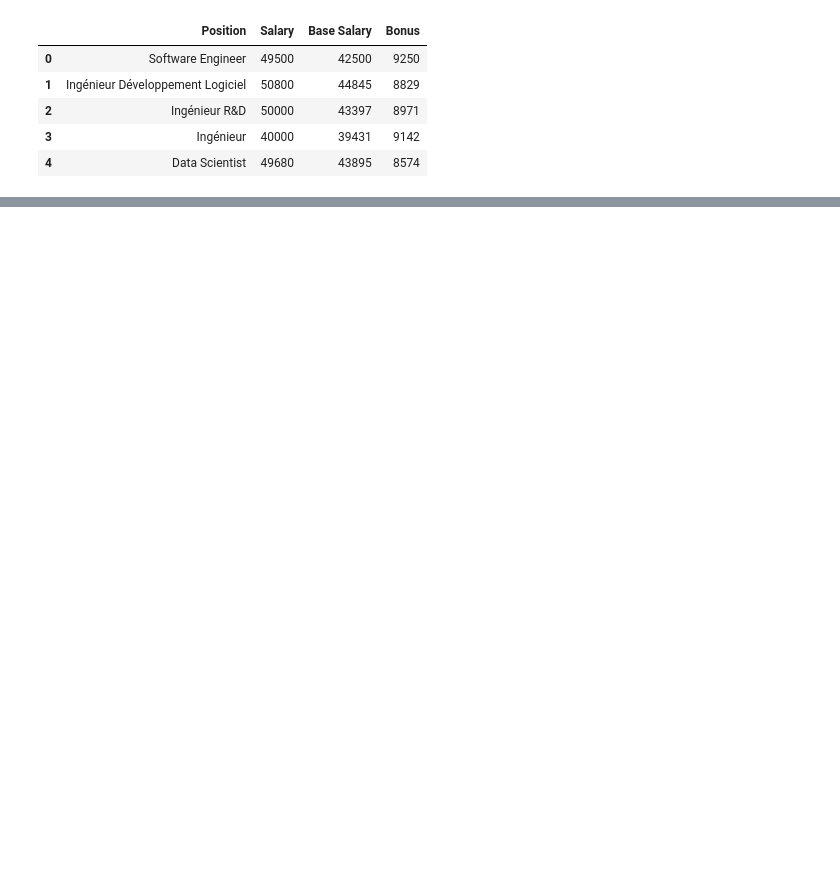
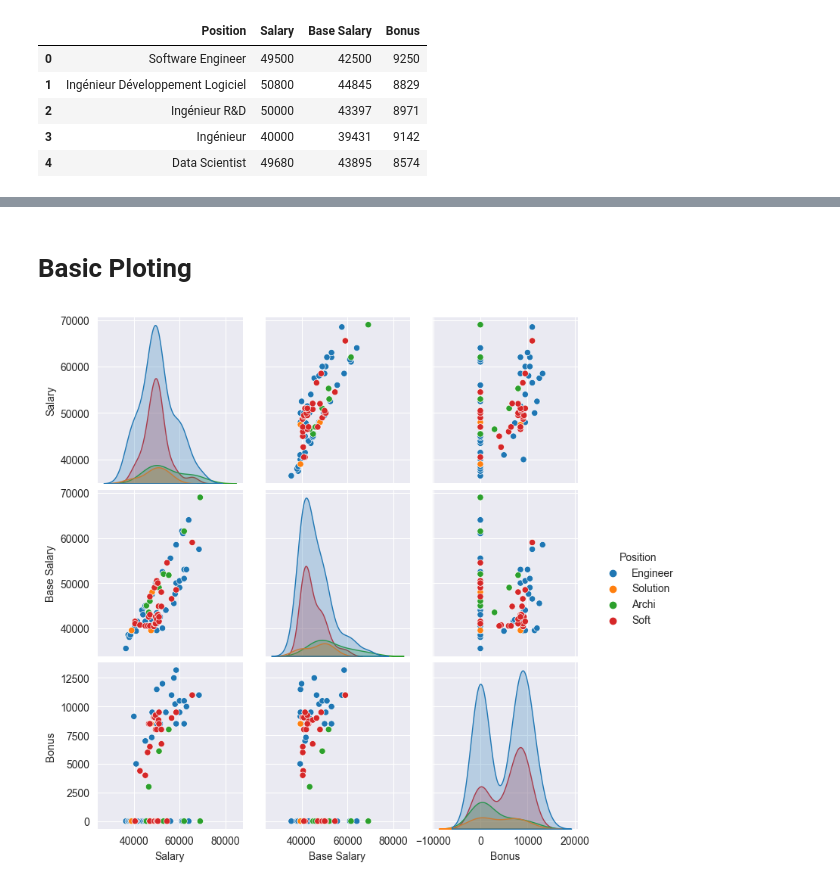
Before and after one commit to Jinkxt/ScrappingGlassdoor, a Jupyter notebook: 1- Cleanup.ipynb, the cells around one changed output, grey strips where cells are left out. Saved outputs shown, nothing was run; the diff lists cells and outputs as text; code cells hidden in the pictures; blank space fills up the shorter version.

```diff
--- a/1- Cleanup.ipynb
+++ b/1- Cleanup.ipynb
@@ -70,3 +78,7 @@ df.head()
 | 2 | Ingénieur R&D | 50000 | 43397 | 8971 |
 | 3 | Ingénieur | 40000 | 39431 | 9142 |
 | 4 | Data Scientist | 49680 | 43895 | 8574 |
+# %%
+df.sort_values(by='Salary', inplace=True)
+df.reset_index(inplace=True, drop=True)
+df.shape
@@ -72,0 +87,5 @@ df.head()
+# %%
+for col in df.columns[1:]:
+    df[col]=df[col].astype(int)
+
+df.info()
@@ -72,0 +106,14 @@ df.head()
+# %%
+filters=['Manager','sales','vendeur', 'Senior','human',
+          'Consultant', 'Intern', 'Internship', 'commercial',
+            'director', 'directeur', 'lead', 'marketing', 'chef']
+df.drop(df[(df.loc[:,'Salary']<30000) | (df.loc[:,'Salary']>70000) | (df.loc[:,'Position'].str.contains('|'.join(filters), case=False))].index, inplace=True)
+df.shape
+df.reset_index(inplace=True, drop=True)
+# %%
+df2=pd.DataFrame()
+list_of_filters=[["Engineer", "ingénieur"],['Solution'],['Archi'],["Soft", "logi"]]
+for filters in list_of_filters:
+    tmp=df[df.loc[:,'Position'].str.contains('|'.join(filters), case=False)].copy()
+    tmp['Position']=filters[0]
+    df2=pd.concat([df2,tmp],axis=0, ignore_index=True)
@@ -72,0 +152,7 @@ df.head()
+# %% [markdown]
+# Basic Ploting
+# %%
+sns.pairplot(df2, hue='Position')
+plt.show()
+# %% [output]
+[figure, added]
```
Also changed, not shown: parts of 12 cells of this notebook, 1 other file.
